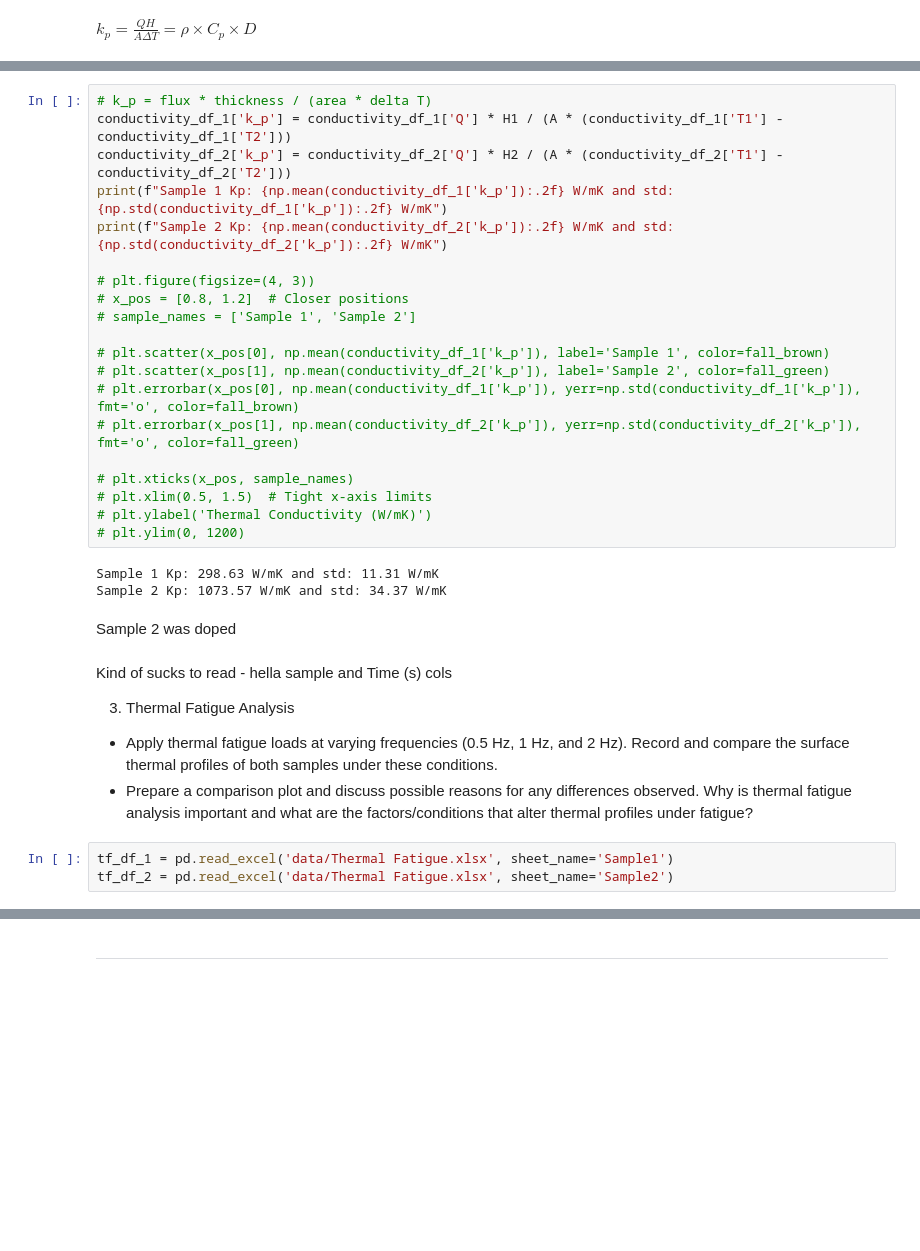
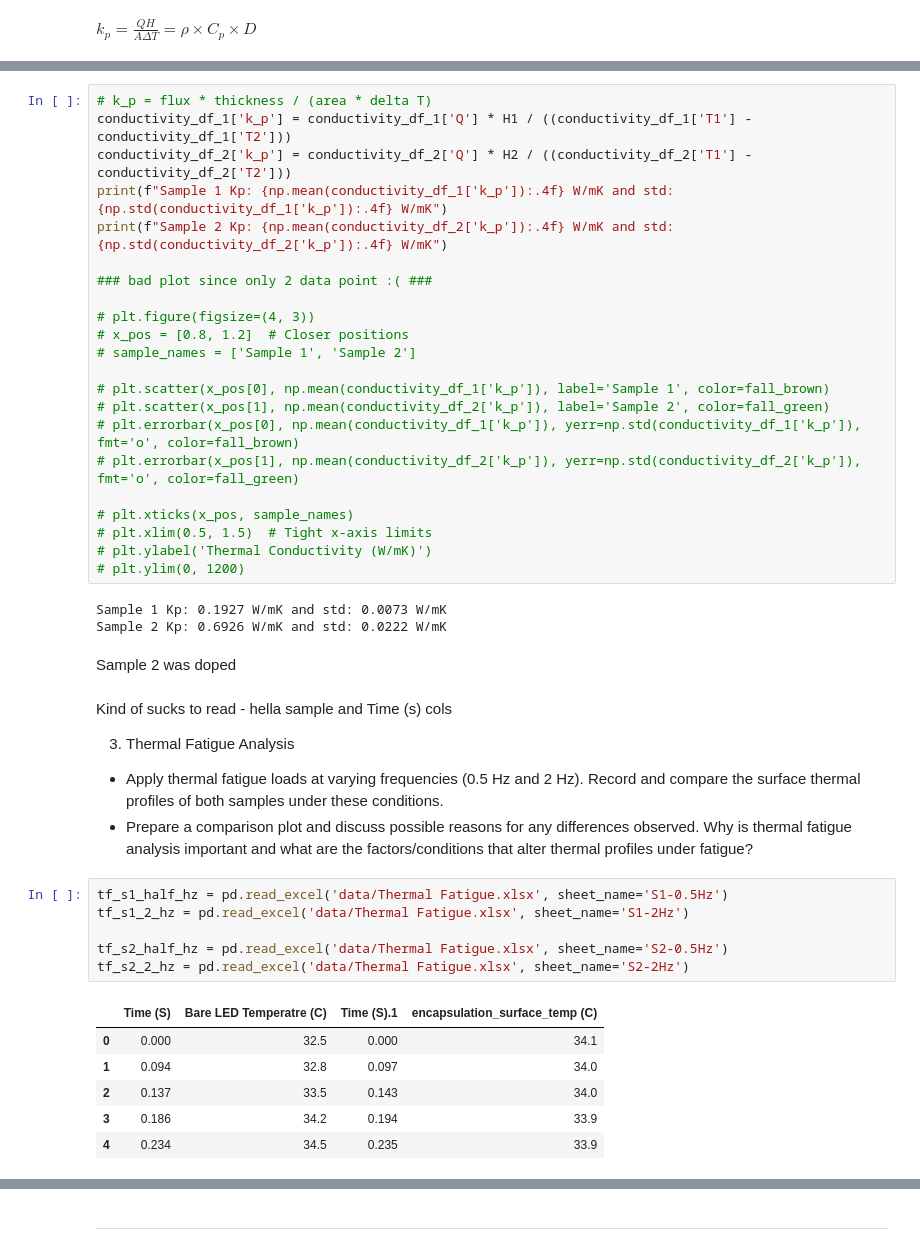
Before and after one commit to mohammadmundiwala/Flexible-Electronics, a Jupyter notebook: lab-2/data_analysis.ipynb, the cells around one changed output, grey strips where cells are left out. Drawn from its saved outputs; the diff is of its cells as text; blank space fills up the shorter version.

Commit message:
finalized conductivity calculation with area correction

```diff
--- a/lab-2/data_analysis.ipynb
+++ b/lab-2/data_analysis.ipynb
@@ -78,9 +87,11 @@ A = 0.3e-2 * 0.9e-2 # m^2
 # %%
 # k_p = flux * thickness / (area * delta T)
-conductivity_df_1['k_p'] = conductivity_df_1['Q'] * H1 / (A * (conductivity_df_1['T1'] - conductivity_df_1['T2']))
-conductivity_df_2['k_p'] = conductivity_df_2['Q'] * H2 / (A * (conductivity_df_2['T1'] - conductivity_df_2['T2']))
-print(f"Sample 1 Kp: {np.mean(conductivity_df_1['k_p']):.2f} W/mK and std: {np.std(conductivity_df_1['k_p']):.2f} W/mK")
-print(f"Sample 2 Kp: {np.mean(conductivity_df_2['k_p']):.2f} W/mK and std: {np.std(conductivity_df_2['k_p']):.2f} W/mK")
+conductivity_df_1['k_p'] = conductivity_df_1['Q'] * H1 / ((conductivity_df_1['T1'] - conductivity_df_1['T2']))
+conductivity_df_2['k_p'] = conductivity_df_2['Q'] * H2 / ((conductivity_df_2['T1'] - conductivity_df_2['T2']))
+print(f"Sample 1 Kp: {np.mean(conductivity_df_1['k_p']):.4f} W/mK and std: {np.std(conductivity_df_1['k_p']):.4f} W/mK")
+print(f"Sample 2 Kp: {np.mean(conductivity_df_2['k_p']):.4f} W/mK and std: {np.std(conductivity_df_2['k_p']):.4f} W/mK")
+
+### bad plot since only 2 data point :( ###
 
 # plt.figure(figsize=(4, 3))
 # x_pos = [0.8, 1.2]  # Closer positions
@@ -96,16 +107,26 @@ print(f"Sample 2 Kp: {np.mean(conductivity_df_2['k_p']):.2f} W/mK and std: {np.s
 # plt.ylabel('Thermal Conductivity (W/mK)')
 # plt.ylim(0, 1200)
 # %% [output]
-Sample 1 Kp: 298.63 W/mK and std: 11.31 W/mK
-Sample 2 Kp: 1073.57 W/mK and std: 34.37 W/mK
+Sample 1 Kp: 0.1927 W/mK and std: 0.0073 W/mK
+Sample 2 Kp: 0.6926 W/mK and std: 0.0222 W/mK
 # %% [markdown]
 Sample 2 was doped
 # %% [markdown]
 Kind of sucks to read - hella sample and Time (s) cols
 
 3. Thermal Fatigue Analysis
-- Apply thermal fatigue loads at varying frequencies (0.5 Hz, 1 Hz, and 2 Hz). Record and compare the surface thermal profiles of both samples under these conditions.
+- Apply thermal fatigue loads at varying frequencies (0.5 Hz and 2 Hz). Record and compare the surface thermal profiles of both samples under these conditions.
 - Prepare a comparison plot and discuss possible reasons for any differences observed. Why is thermal fatigue analysis important and what are the factors/conditions that alter thermal profiles under fatigue?
 # %%
-tf_df_1 = pd.read_excel('data/Thermal Fatigue.xlsx', sheet_name='Sample1')
-tf_df_2 = pd.read_excel('data/Thermal Fatigue.xlsx', sheet_name='Sample2')
+tf_s1_half_hz = pd.read_excel('data/Thermal Fatigue.xlsx', sheet_name='S1-0.5Hz')
+tf_s1_2_hz = pd.read_excel('data/Thermal Fatigue.xlsx', sheet_name='S1-2Hz')
+
+tf_s2_half_hz = pd.read_excel('data/Thermal Fatigue.xlsx', sheet_name='S2-0.5Hz')
+tf_s2_2_hz = pd.read_excel('data/Thermal Fatigue.xlsx', sheet_name='S2-2Hz')
+# %% [output]
+|  | Time (S) | Bare LED Temperatre (C) | Time (S).1 | encapsulation_surface_temp (C) |
+| 0 | 0.000 | 32.5 | 0.000 | 34.1 |
+| 1 | 0.094 | 32.8 | 0.097 | 34.0 |
+| 2 | 0.137 | 33.5 | 0.143 | 34.0 |
+| 3 | 0.186 | 34.2 | 0.194 | 33.9 |
+| 4 | 0.234 | 34.5 | 0.235 | 33.9 |
```
Also changed, not shown: parts of 6 cells of this notebook, 1 other file.
